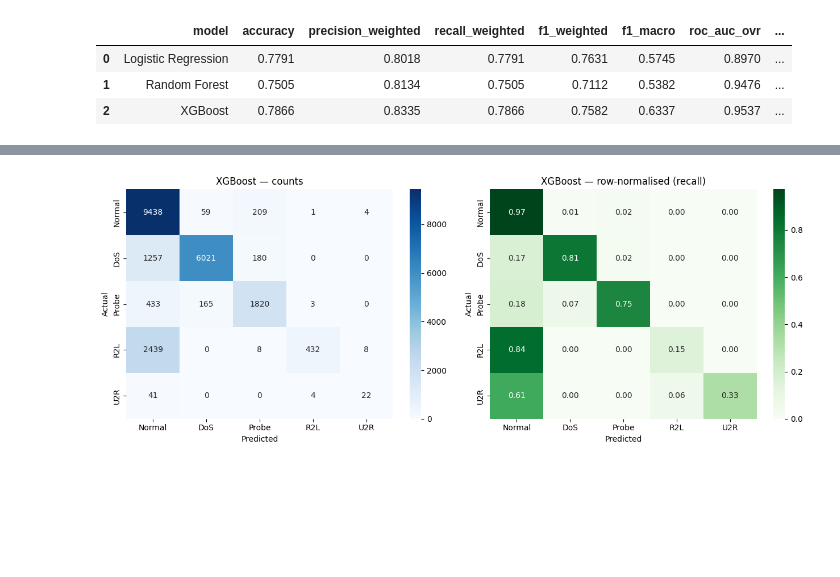
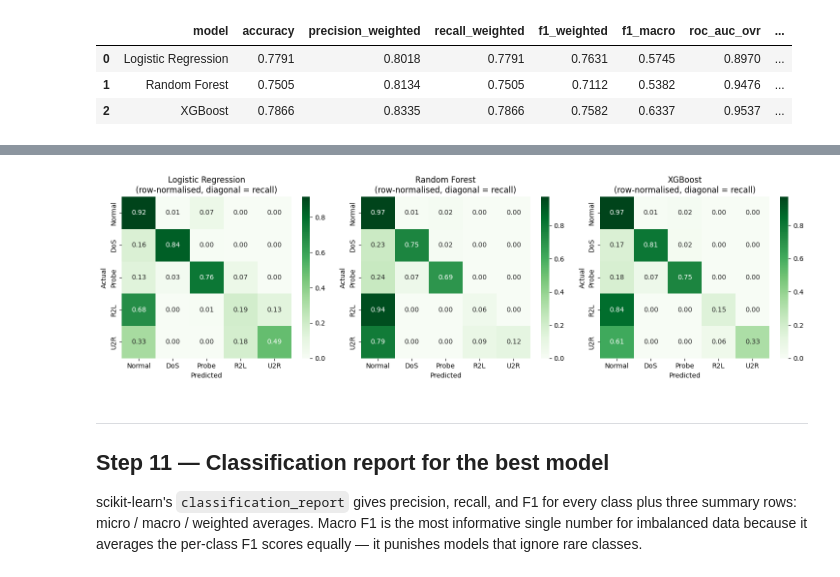
Before and after one commit to SudipAdh/NETWORK-INTRUSION-DETECTION, a Jupyter notebook: notebooks/NID_pipeline.ipynb, the cells around one changed output, grey strips where cells are left out. Cells and saved outputs as stored; diff of their text form; code cells hidden in the pictures; blank space fills up the shorter version.

```diff
--- a/notebooks/NID_pipeline.ipynb
+++ b/notebooks/NID_pipeline.ipynb
@@ -251,0 +509,16 @@ The table below is the headline result. Things to look for:
+# %%
+def cv_with_smote(model, X, y, cv_folds=CV_FOLDS):
+    """Stratified k-fold CV; SMOTE applied per fold on the train side only."""
+    skf = StratifiedKFold(n_splits=cv_folds, shuffle=True, random_state=RANDOM_SEED)
+    scores = []
+    for fold, (tr, va) in enumerate(skf.split(X, y), 1):
+        X_tr, X_va = X[tr], X[va]
+        y_tr, y_va = y[tr], y[va]
+        # k_neighbors must be <= (smallest class count - 1) — defensive clamp
+        k = max(1, min(5, pd.Series(y_tr).value_counts().min() - 1))
+        X_res, y_res = SMOTE(random_state=RANDOM_SEED, k_neighbors=k).fit_resample(X_tr, y_tr)
+        m = clone(model).fit(X_res, y_res)
+        s = f1_score(y_va, m.predict(X_va), average='weighted', zero_division=0)
+        scores.append(s)
+        print(f'    fold {fold}/{cv_folds}: weighted F1 = {s:.4f}')
+    return float(np.mean(scores)), float(np.std(scores))
@@ -268,20 +662,22 @@ plot tells us *why* the model decides what it decides.
 # %%
-from sklearn.metrics import confusion_matrix
-best_name = df.loc[df['f1_macro'].idxmax(), 'model']
-best_model = models[best_name]
-y_pred = best_model.predict(X_test)
-
-cm = confusion_matrix(y_test, y_pred)
-cm_norm = cm / cm.sum(axis=1, keepdims=True)
-
-fig, axes = plt.subplots(1, 2, figsize=(13, 5))
-sns.heatmap(cm,      annot=True, fmt='d',     cmap='Blues',
-            xticklabels=CLASS_LABELS, yticklabels=CLASS_LABELS, ax=axes[0])
-axes[0].set_title(f'{best_name} — counts'); axes[0].set_xlabel('Predicted'); axes[0].set_ylabel('Actual')
-sns.heatmap(cm_norm, annot=True, fmt='.2f', cmap='Greens',
-            xticklabels=CLASS_LABELS, yticklabels=CLASS_LABELS, ax=axes[1])
-axes[1].set_title(f'{best_name} — row-normalised (recall)')
-axes[1].set_xlabel('Predicted'); axes[1].set_ylabel('Actual')
+fig, axes = plt.subplots(1, 3, figsize=(15, 4.5))
+for ax, (name, m) in zip(axes, fitted.items()):
+    yp = m.predict(X_test)
+    cm = confusion_matrix(y_test, yp)
+    cm_norm = cm / cm.sum(axis=1, keepdims=True)
+    sns.heatmap(cm_norm, annot=True, fmt='.2f', cmap='Greens',
+                xticklabels=CLASS_LABELS, yticklabels=CLASS_LABELS, ax=ax)
+    ax.set_title(f'{name}\n(row-normalised, diagonal = recall)')
+    ax.set_xlabel('Predicted'); ax.set_ylabel('Actual')
 fig.tight_layout(); plt.show()
 # %% [output]
-[figure, old version]
+[figure, new version]
+# %% [markdown]
+---
+## Step 11 — Classification report for the best model
+
+scikit-learn's `classification_report` gives precision, recall, and F1
+for every class plus three summary rows: micro / macro / weighted
+averages. Macro F1 is the most informative single number for imbalanced
+data because it averages the per-class F1 scores equally — it punishes
+models that ignore rare classes.
```
Also changed, not shown: parts of 57 cells of this notebook, 1 other file.
